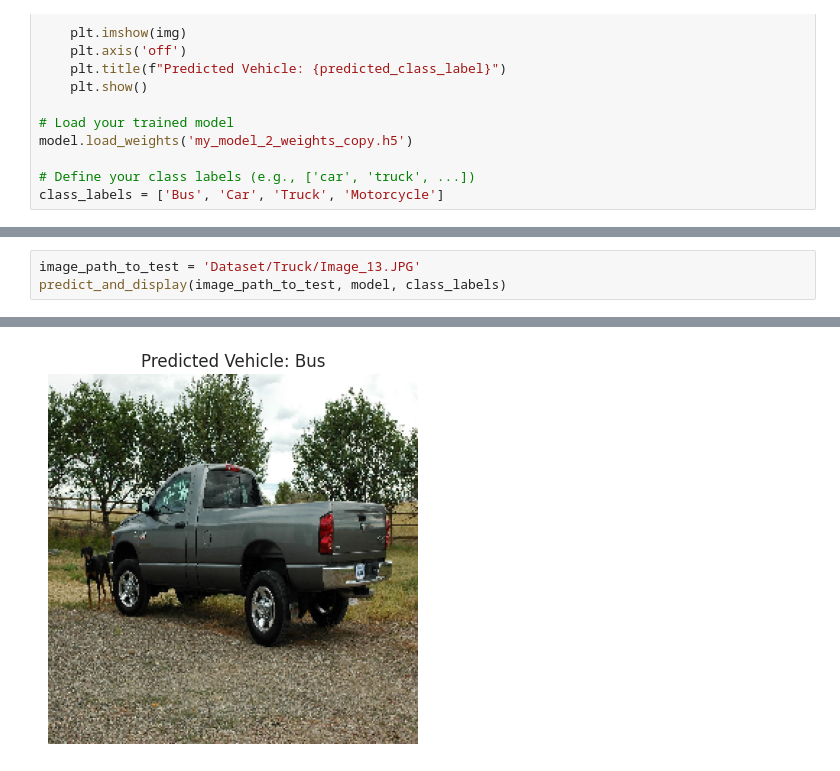
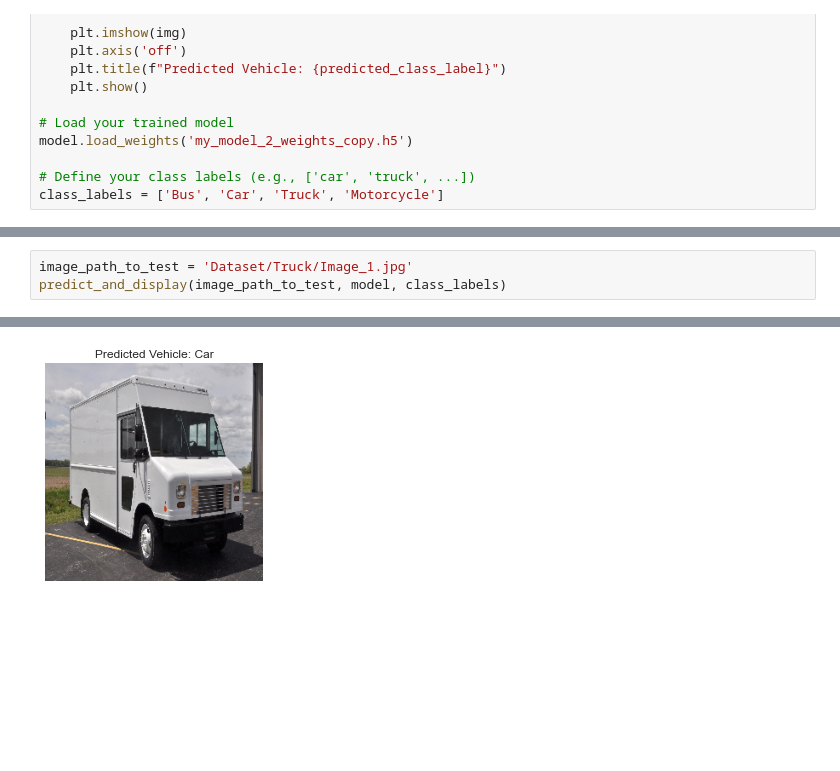
Before and after one commit to 64015161-Anuwat/Classification-of-vehicles, a Jupyter notebook: Load_WM2-New.ipynb, the cells around one changed output, grey strips where cells are left out. Saved outputs shown, nothing was run; the diff lists cells and outputs as text; blank space fills up the shorter version.

```diff
--- a/Load_WM2-New.ipynb
+++ b/Load_WM2-New.ipynb
@@ -138,4 +181,4 @@ predict_and_display(image_path_to_test, model, class_labels)
 # %%
-image_path_to_test = 'Dataset/Truck/Image_13.JPG'
+image_path_to_test = 'Dataset/Truck/Image_1.jpg'
 predict_and_display(image_path_to_test, model, class_labels)
 # %% [output]
@@ -143 +186 @@ predict_and_display(image_path_to_test, model, class_labels)
-[figure, old version]
+[figure, new version]
```
Also changed, not shown: parts of 21 cells of this notebook, 17 other files.
